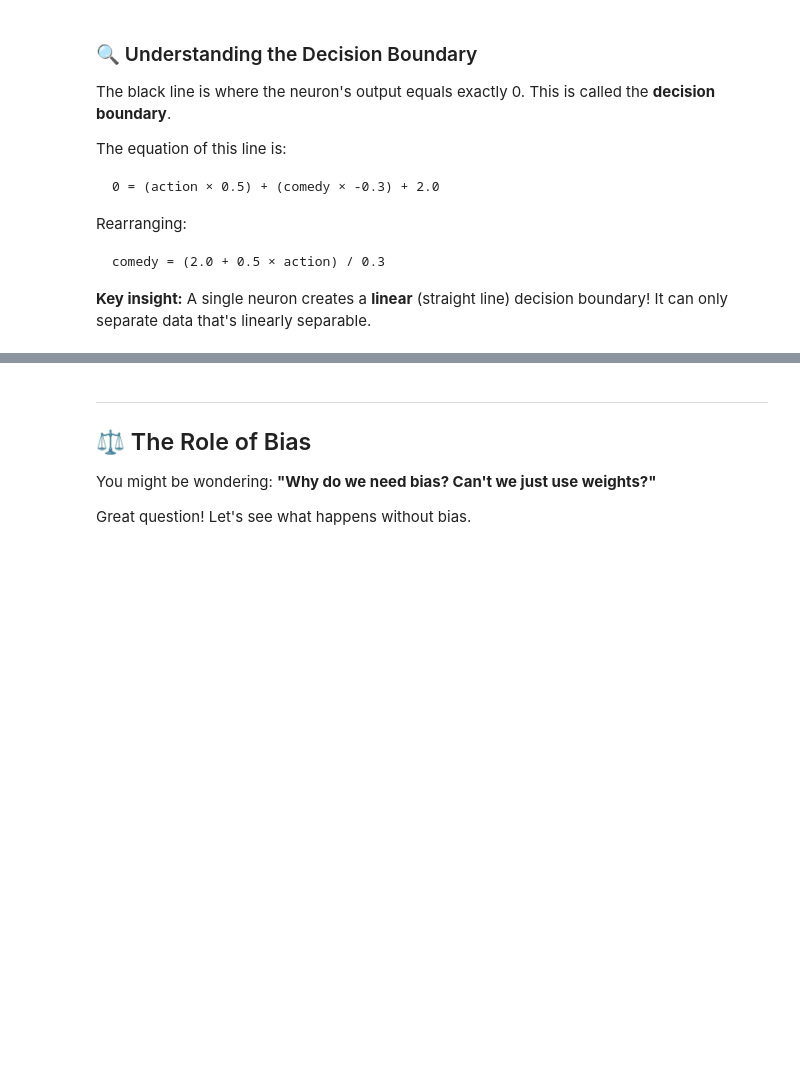
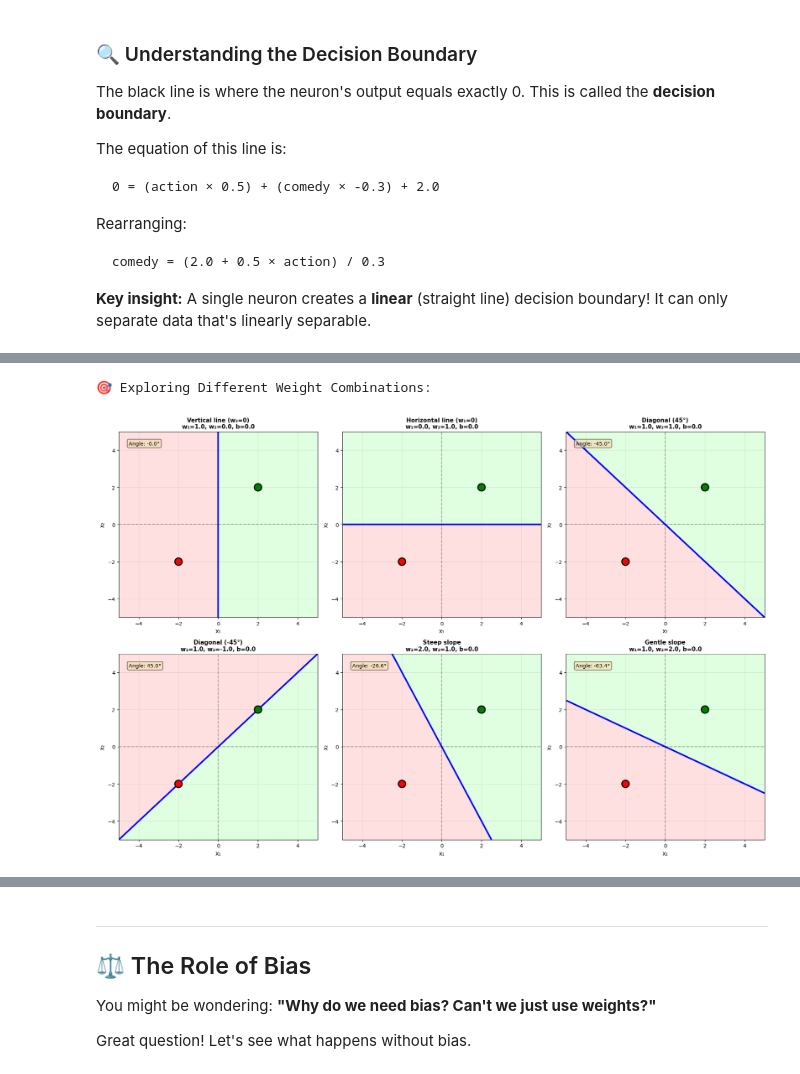
Before and after one commit to brucelee2077/applied-ai-research, a Jupyter notebook: 00-neural-networks/fundamentals/02_single_neuron.ipynb, the cells around one changed output, grey strips where cells are left out. Cells and saved outputs as stored; diff of their text form; code cells hidden in the pictures; blank space fills up the shorter version.

Commit message:
add more example to 02 single neuron

```diff
--- a/00-neural-networks/fundamentals/02_single_neuron.ipynb
+++ b/00-neural-networks/fundamentals/02_single_neuron.ipynb
@@ -334,0 +518,77 @@ comedy = (2.0 + 0.5 × action) / 0.3
+# %%
+def visualize_weight_rotation(fixed_bias=0.0):
+    """
+    Show how different weight combinations create different boundary orientations.
+
+    Args:
+        fixed_bias: Keep bias constant to isolate weight effects
+    """
+    # Create a 2x3 grid of subplots
+    fig, axes = plt.subplots(2, 3, figsize=(18, 12))
+    axes = axes.flatten()
+
+    # Different weight combinations to try
+    weight_combinations = [
+        (1.0, 0.0, "Vertical line (w₂=0)"),
+        (0.0, 1.0, "Horizontal line (w₁=0)"),
+        (1.0, 1.0, "Diagonal (45°)"),
+        (1.0, -1.0, "Diagonal (-45°)"),
+        (2.0, 1.0, "Steep slope"),
+        (1.0, 2.0, "Gentle slope"),
+    ]
+
+    # Create data grid
+    x1_range = np.linspace(-5, 5, 100)
+    x2_range = np.linspace(-5, 5, 100)
+    X1, X2 = np.meshgrid(x1_range, x2_range)
+
+    for idx, (w1, w2, description) in enumerate(weight_combinations):
+        ax = axes[idx]
+
+        # Calculate neuron output
+        Z = w1 * X1 + w2 * X2 + fixed_bias
+        Z_binary = (Z > 0).astype(int)
+
+        # Plot regions
+        ax.contourf(X1, X2, Z_binary, levels=1, colors=['#ffcccc', '#ccffcc'], alpha=0.6)
+        ax.contour(X1, X2, Z, levels=[0], colors='blue', linewidths=3)
+
+        # Add sample points
+        ax.scatter([2, -2], [2, -2], c=['green', 'red'], s=200,
+                  edgecolors='black', linewidths=2, zorder=5)
+
+        # Formatting
+        ax.set_xlabel('x₁', fontsize=11)
+        ax.set_ylabel('x₂', fontsize=11)
+        ax.set_title(f'{description}\nw₁={w1}, w₂={w2}, b={fixed_bias}',
+                    fontsize=11, fontweight='bold')
+        ax.set_xlim(-5, 5)
+        ax.set_ylim(-5, 5)
+        ax.grid(True, alpha=0.3)
+        ax.axhline(y=0, color='k', linestyle='--', alpha=0.3)
+        ax.axvline(x=0, color='k', linestyle='--', alpha=0.3)
+
+        # Calculate and display angle
+        if w1 != 0:
+            angle = np.degrees(np.arctan(-w2/w1))
+            ax.text(0.05, 0.95, f'Angle: {angle:.1f}°',
+                   transform=ax.transAxes, fontsize=10,
+                   verticalalignment='top',
+                   bbox=dict(boxstyle='round', facecolor='wheat', alpha=0.7))
+
+    plt.tight_layout()
+    plt.show()
+
+    print("\n🔄 Key Observations:")
+    print("   • When w₁ changes: boundary rotates around origin")
+    print("   • When w₂ changes: boundary rotates around origin")
+    print("   • Ratio w₁/w₂ determines the slope")
+    print("   • Weights control ORIENTATION, not POSITION")
+    print("   • Bias will shift the line (we'll see this next!)")
+
+# Show different boundary orientations
+print("🎯 Exploring Different Weight Combinations:")
+visualize_weight_rotation(fixed_bias=0.0)
+# %% [output]
+🎯 Exploring Different Weight Combinations:
+[figure, added]
```
Also changed, not shown: parts of 35 cells of this notebook, 2 other files.
